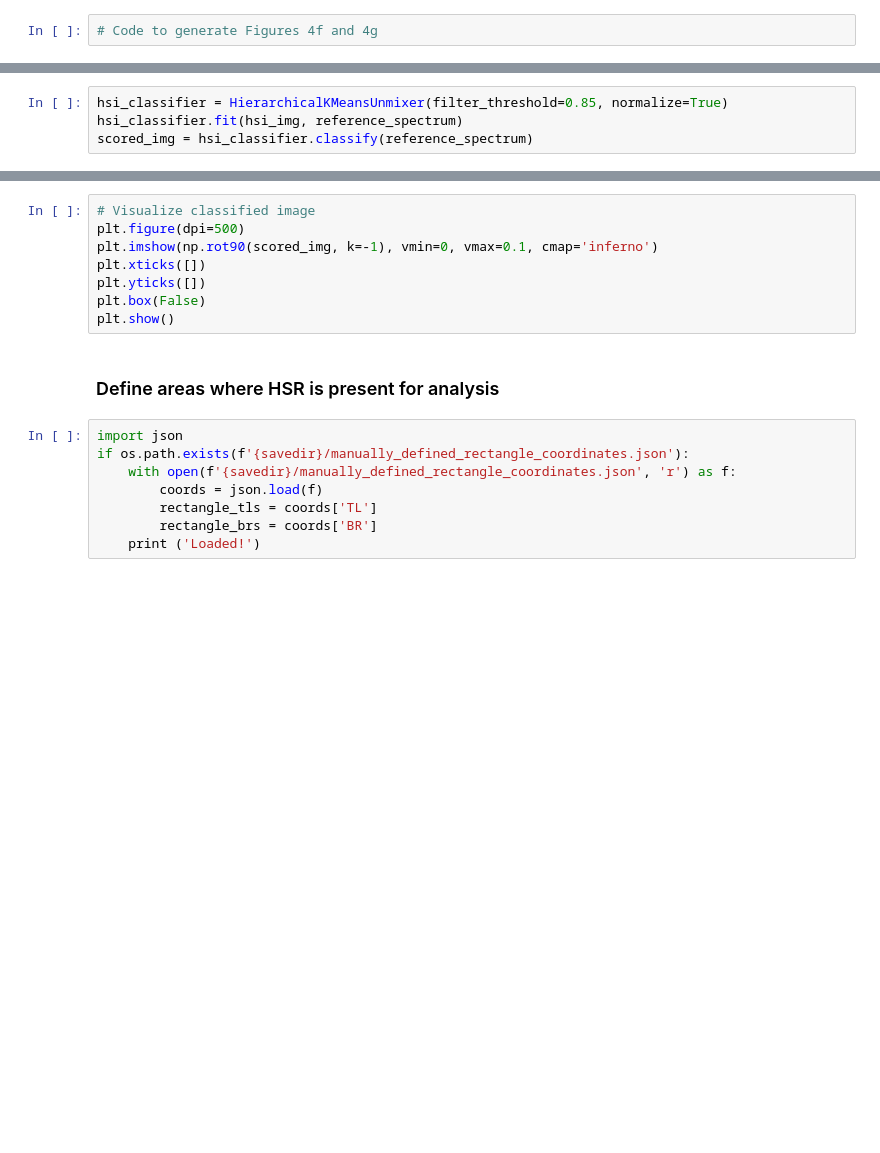
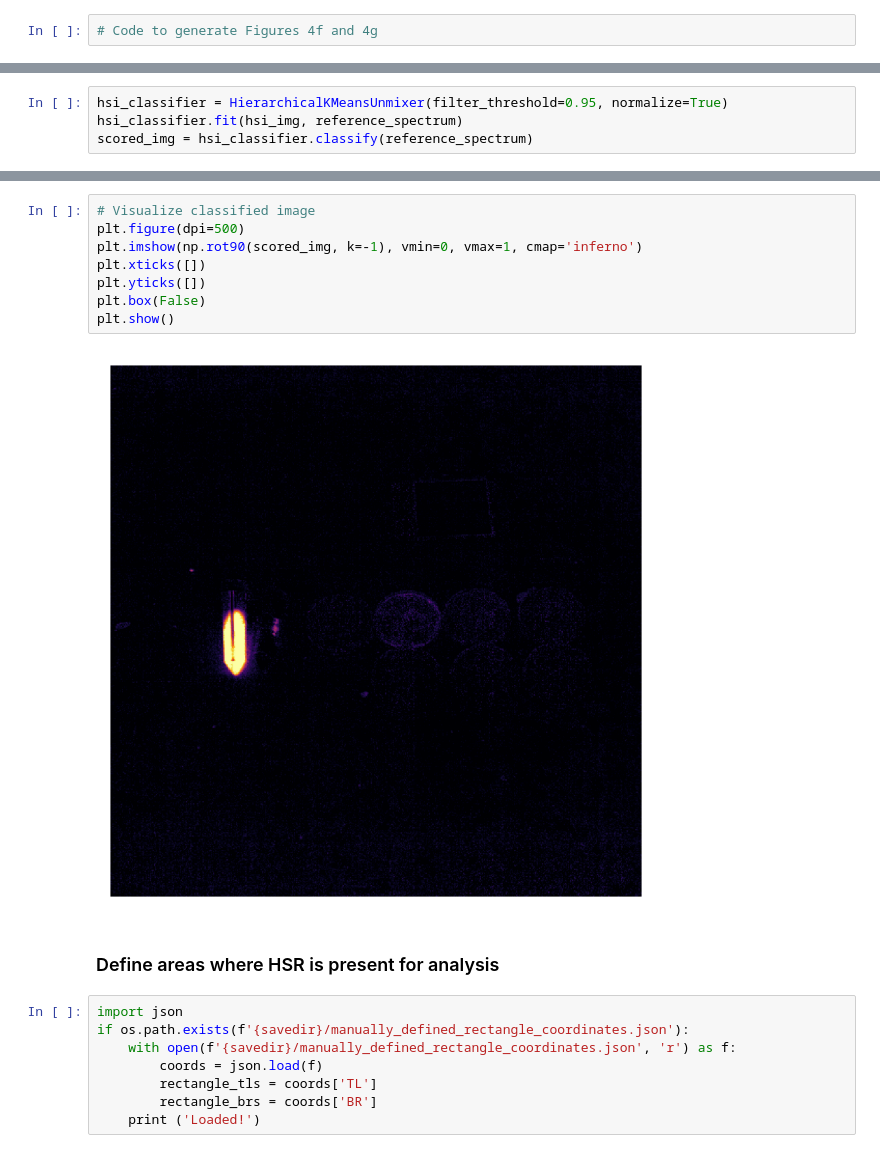
Before and after one commit to itai-levin/hsi-workshop, a Jupyter notebook: manual_define_circle.ipynb, the cells around one changed output, grey strips where cells are left out. Saved outputs shown, nothing was run; the diff lists cells and outputs as text; blank space fills up the shorter version.

```diff
--- a/manual_define_circle.ipynb
+++ b/manual_define_circle.ipynb
@@ -49,4 +89,4 @@ reference_spectrum.show()
 # %%
-hsi_classifier = HierarchicalKMeansUnmixer(filter_threshold=0.85, normalize=True)
+hsi_classifier = HierarchicalKMeansUnmixer(filter_threshold=0.95, normalize=True)
 hsi_classifier.fit(hsi_img, reference_spectrum)
 scored_img = hsi_classifier.classify(reference_spectrum)
@@ -57,11 +104,13 @@ hsi_classifier.visualize_endmembers()
 # %%
 # Visualize classified image
 plt.figure(dpi=500)
-plt.imshow(np.rot90(scored_img, k=-1), vmin=0, vmax=0.1, cmap='inferno')
+plt.imshow(np.rot90(scored_img, k=-1), vmin=0, vmax=1, cmap='inferno')
 plt.xticks([])
 plt.yticks([])
 plt.box(False)
 plt.show()
+# %% [output]
+[figure, added]
 # %% [markdown]
 ### Define areas where HSR is present for analysis
 # %%
```
Also changed, not shown: parts of 32 cells of this notebook.
